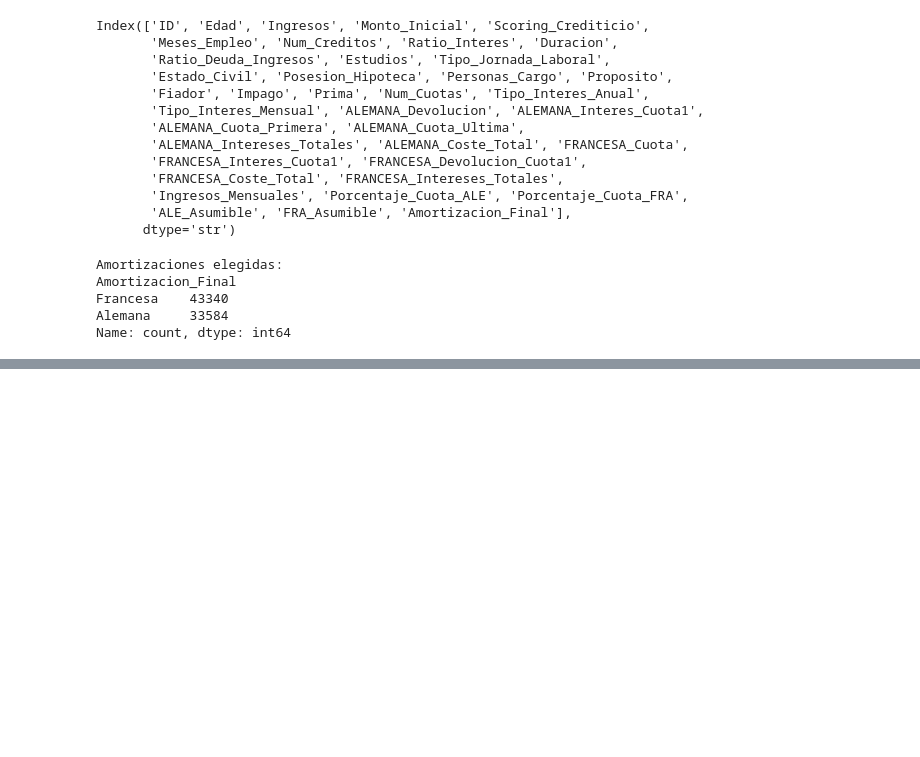
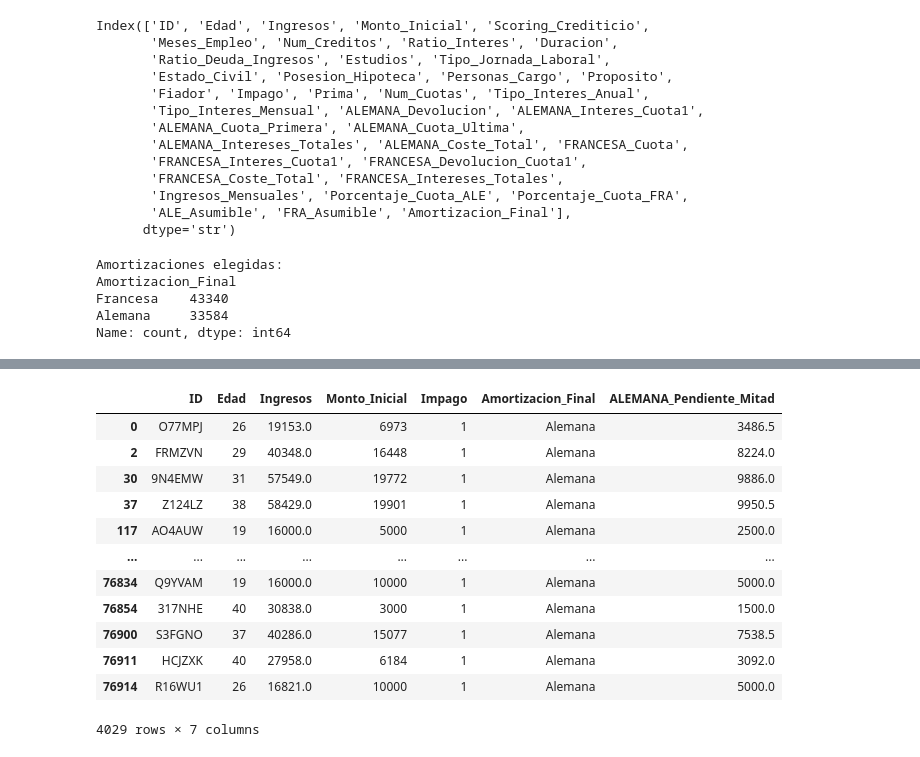
Before and after one commit to NaiaArroyo/RETO-5-NARANJA, a Jupyter notebook: Notebook Amortizacion Francesa y Aleman.ipynb, the cells around one changed output, grey strips where cells are left out. Cells and saved outputs as stored; diff of their text form; code cells hidden in the pictures; blank space fills up the shorter version.

Commit message:
Capital Pendiente a mitad del prestamo

```diff
--- a/Notebook Amortizacion Francesa y Aleman.ipynb
+++ b/Notebook Amortizacion Francesa y Aleman.ipynb
@@ -189,0 +202,2 @@ Name: count, dtype: int64
+# %%
+df_pendiente = df[df["Impago"] == 1].copy()
@@ -189,0 +208,2 @@ Name: count, dtype: int64
+# %%
+df_pendiente_Alemana = df_pendiente[df_pendiente["Amortizacion_Final"] == "Alemana"].copy()
@@ -189,0 +226,33 @@ Name: count, dtype: int64
+# %%
+cols_to_drop = [
+    'Scoring_Crediticio', 'Meses_Empleo', 'Num_Creditos', 'Ratio_Interes', 'Duracion',
+    'Ratio_Deuda_Ingresos', 'Estudios', 'Tipo_Jornada_Laboral', 'Estado_Civil',
+    'Posesion_Hipoteca', 'Personas_Cargo', 'Proposito', 'Fiador', 'Prima',
+    'Num_Cuotas', 'Tipo_Interes_Anual', 'Tipo_Interes_Mensual', 'FRANCESA_Cuota',
+    'FRANCESA_Interes_Cuota1', 'FRANCESA_Devolucion_Cuota1', 'FRANCESA_Coste_Total',
+    'FRANCESA_Intereses_Totales', 'Ingresos_Mensuales', 'Porcentaje_Cuota_ALE',
+    'Porcentaje_Cuota_FRA', 'ALE_Asumible', 'FRA_Asumible','ALEMANA_Devolucion', 'ALEMANA_Interes_Cuota1',
+       'ALEMANA_Cuota_Primera', 'ALEMANA_Cuota_Ultima','ALEMANA_Intereses_Totales', 'ALEMANA_Coste_Total'
+]
+
+df_pendiente_Alemana = df_pendiente_Alemana.drop(columns=cols_to_drop)
+# %%
+mitad = n / 2
+
+df_pendiente_Alemana["ALEMANA_Pendiente_Mitad"] = P - df_pendiente["ALEMANA_Devolucion"] * mitad
+
+df_pendiente_Alemana
+# %% [output]
+|  | ID | Edad | Ingresos | Monto_Inicial | Impago | Amortizacion_Final | ALEMANA_Pendiente_Mitad |
+| 0 | O77MPJ | 26 | 19153.0 | 6973 | 1 | Alemana | 3486.5 |
+| 2 | FRMZVN | 29 | 40348.0 | 16448 | 1 | Alemana | 8224.0 |
+| 30 | 9N4EMW | 31 | 57549.0 | 19772 | 1 | Alemana | 9886.0 |
+| 37 | Z124LZ | 38 | 58429.0 | 19901 | 1 | Alemana | 9950.5 |
+| 117 | AO4AUW | 19 | 16000.0 | 5000 | 1 | Alemana | 2500.0 |
+| ... | ... | ... | ... | ... | ... | ... | ... |
+| 76834 | Q9YVAM | 19 | 16000.0 | 10000 | 1 | Alemana | 5000.0 |
+| 76854 | 317NHE | 40 | 30838.0 | 3000 | 1 | Alemana | 1500.0 |
+| 76900 | S3FGNO | 37 | 40286.0 | 15077 | 1 | Alemana | 7538.5 |
+| 76911 | HCJZXK | 40 | 27958.0 | 6184 | 1 | Alemana | 3092.0 |
+| 76914 | R16WU1 | 26 | 16821.0 | 10000 | 1 | Alemana | 5000.0 |
+4029 rows × 7 columns
```
Also changed, not shown: parts of 9 cells of this notebook.
